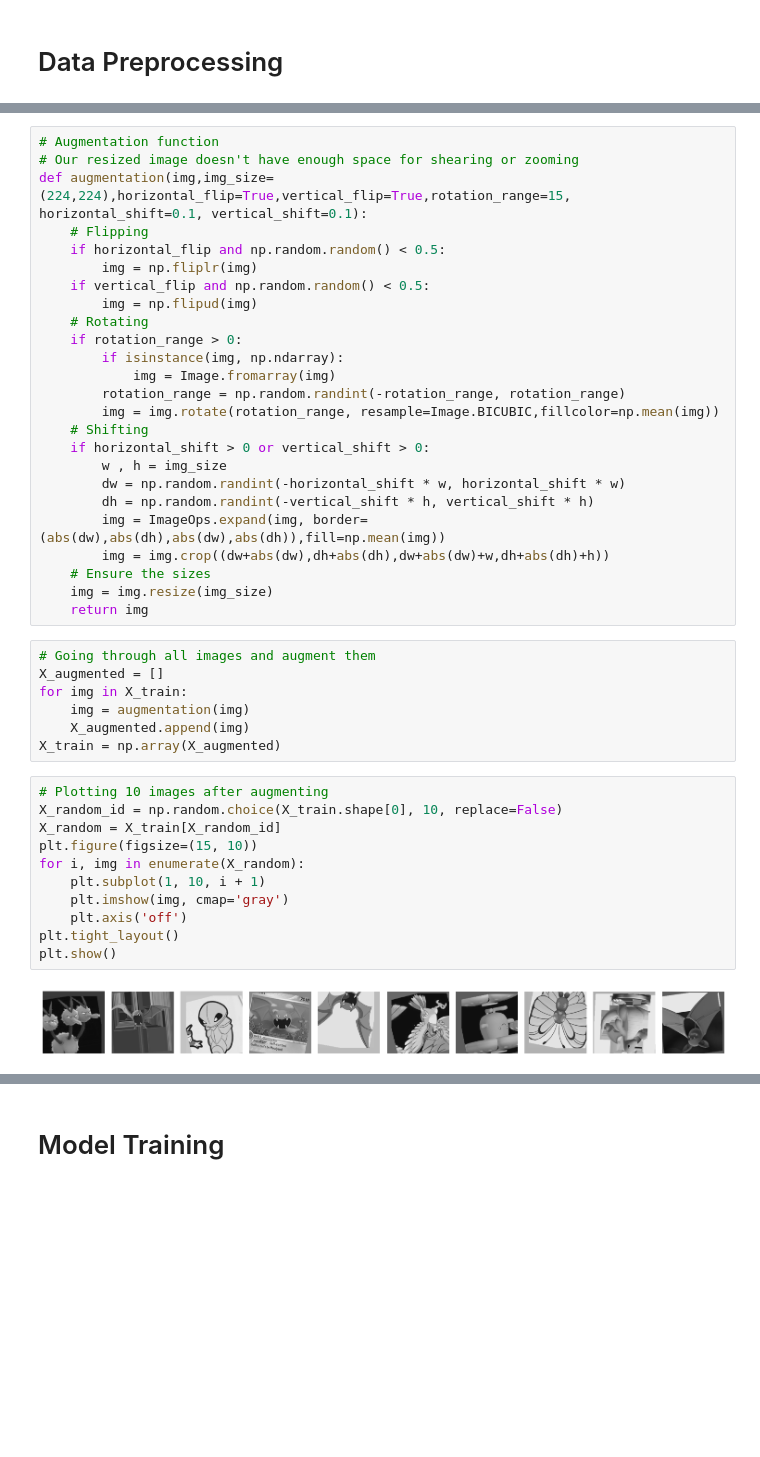
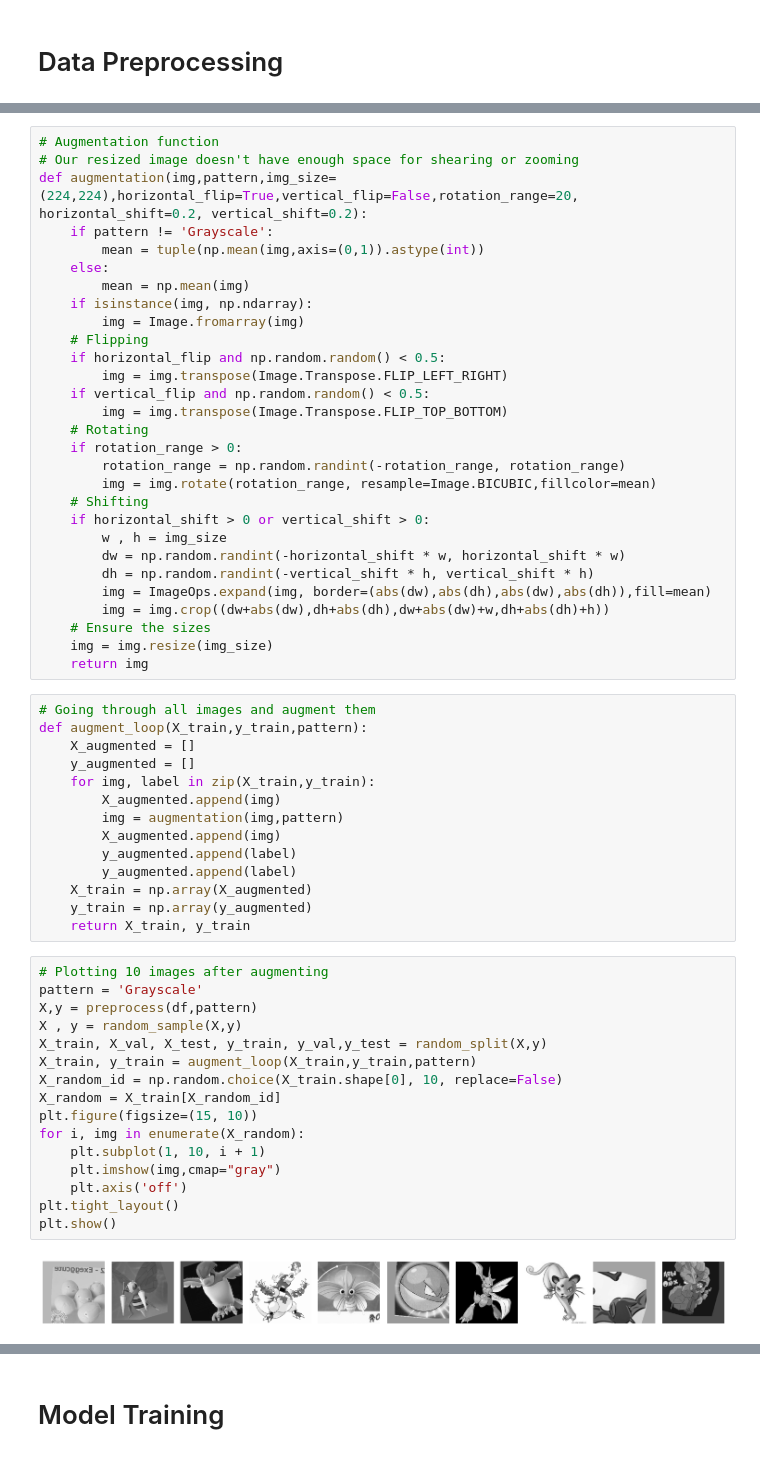
Before and after one commit to cecilia-lin/CSE151A_Pokemon_Classification, a Jupyter notebook: notebook.ipynb, the cells around one changed output, grey strips where cells are left out. Saved outputs shown, nothing was run; the diff lists cells and outputs as text; blank space fills up the shorter version.

```diff
--- a/notebook.ipynb
+++ b/notebook.ipynb
@@ -388,48 +432,64 @@ X_train.shape, X_val.shape, X_test.shape
 # %%
 # Augmentation function
 # Our resized image doesn't have enough space for shearing or zooming
-def augmentation(img,img_size=(224,224),horizontal_flip=True,vertical_flip=True,rotation_range=15, horizontal_shift=0.1, vertical_shift=0.1):
+def augmentation(img,pattern,img_size=(224,224),horizontal_flip=True,vertical_flip=False,rotation_range=20, horizontal_shift=0.2, vertical_shift=0.2):
+    if pattern != 'Grayscale':
+        mean = tuple(np.mean(img,axis=(0,1)).astype(int))
+    else:
+        mean = np.mean(img)
+    if isinstance(img, np.ndarray):
+        img = Image.fromarray(img)
     # Flipping
     if horizontal_flip and np.random.random() < 0.5:
-        img = np.fliplr(img)
+        img = img.transpose(Image.Transpose.FLIP_LEFT_RIGHT)
     if vertical_flip and np.random.random() < 0.5:
-        img = np.flipud(img)
+        img = img.transpose(Image.Transpose.FLIP_TOP_BOTTOM)
     # Rotating
     if rotation_range > 0:
-        if isinstance(img, np.ndarray):
-            img = Image.fromarray(img)
         rotation_range = np.random.randint(-rotation_range, rotation_range)
-        img = img.rotate(rotation_range, resample=Image.BICUBIC,fillcolor=np.mean(img))
+        img = img.rotate(rotation_range, resample=Image.BICUBIC,fillcolor=mean)
     # Shifting
     if horizontal_shift > 0 or vertical_shift > 0:
         w , h = img_size
         dw = np.random.randint(-horizontal_shift * w, horizontal_shift * w)
         dh = np.random.randint(-vertical_shift * h, vertical_shift * h)
-        img = ImageOps.expand(img, border=(abs(dw),abs(dh),abs(dw),abs(dh)),fill=np.mean(img))
+        img = ImageOps.expand(img, border=(abs(dw),abs(dh),abs(dw),abs(dh)),fill=mean)
         img = img.crop((dw+abs(dw),dh+abs(dh),dw+abs(dw)+w,dh+abs(dh)+h))
     # Ensure the sizes
     img = img.resize(img_size)
     return img
 # %%
 # Going through all images and augment them
-X_augmented = []
-for img in X_train:
-    img = augmentation(img)
-    X_augmented.append(img)
-X_train = np.array(X_augmented)
+def augment_loop(X_train,y_train,pattern):
+    X_augmented = []
+    y_augmented = []
+    for img, label in zip(X_train,y_train):
+        X_augmented.append(img)
+        img = augmentation(img,pattern)
+        X_augmented.append(img)
+        y_augmented.append(label)
+        y_augmented.append(label)
+    X_train = np.array(X_augmented)
+    y_train = np.array(y_augmented)
+    return X_train, y_train
 # %%
 # Plotting 10 images after augmenting
+pattern = 'Grayscale'
+X,y = preprocess(df,pattern)
+X , y = random_sample(X,y)
+X_train, X_val, X_test, y_train, y_val,y_test = random_split(X,y)
+X_train, y_train = augment_loop(X_train,y_train,pattern)
 X_random_id = np.random.choice(X_train.shape[0], 10, replace=False)
 X_random = X_train[X_random_id]
 plt.figure(figsize=(15, 10))
 for i, img in enumerate(X_random):
     plt.subplot(1, 10, i + 1)
-    plt.imshow(img, cmap='gray')
+    plt.imshow(img,cmap="gray")
     plt.axis('off')
 plt.tight_layout()
 plt.show()
 # %% [output]
-[figure, old version]
+[figure, new version]
 # %%
 X_train.shape, X_val.shape, X_test.shape
 # %% [output]
```
Also changed, not shown: parts of 33 cells of this notebook, 2 other files.
